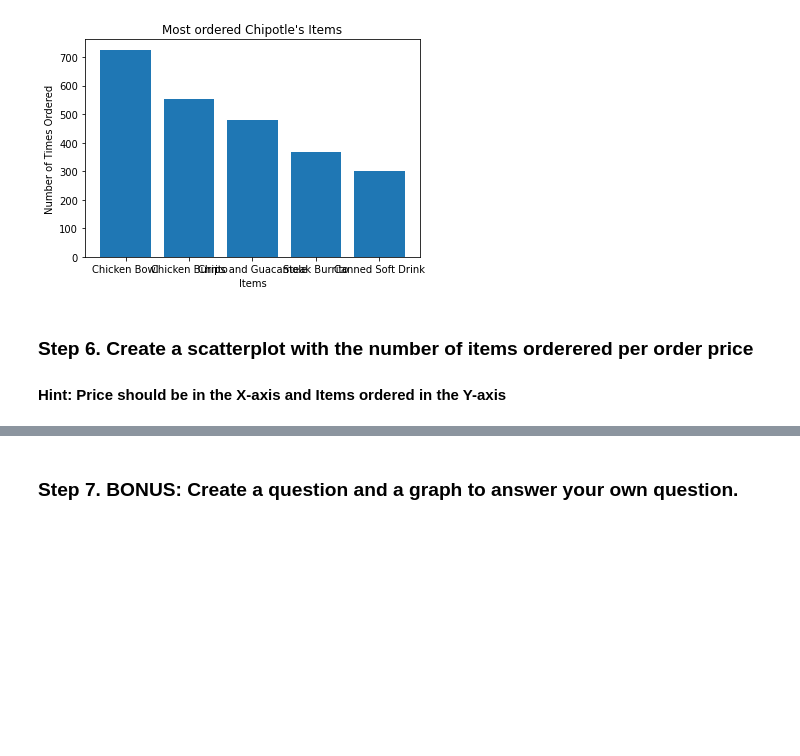
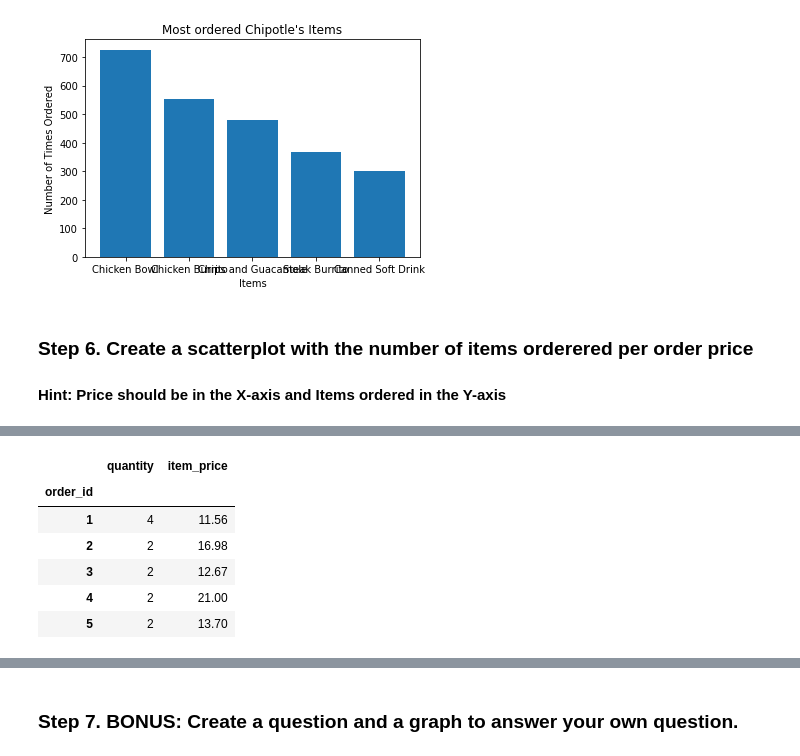
Before and after one commit to utsavshrivastava/pandas_exercises, a Jupyter notebook: 07_Visualization/Chipotle/Exercises.ipynb, the cells around one changed output, grey strips where cells are left out. Saved outputs shown, nothing was run; the diff lists cells and outputs as text; code cells hidden in the pictures; blank space fills up the shorter version.

```diff
--- a/07_Visualization/Chipotle/Exercises.ipynb
+++ b/07_Visualization/Chipotle/Exercises.ipynb
@@ -59 +69,12 @@ plt.show()
+# %%
+orders = chipo.groupby('order_id').sum()
+orders.head()
+# %% [output]
+|  | quantity | item_price |
+| order_id |  |  |
+| 1 | 4 | 11.56 |
+| 2 | 2 | 16.98 |
+| 3 | 2 | 12.67 |
+| 4 | 2 | 21.00 |
+| 5 | 2 | 13.70 |
 # %%
```
Also changed, not shown: parts of 2 cells of this notebook, 7 other files.
